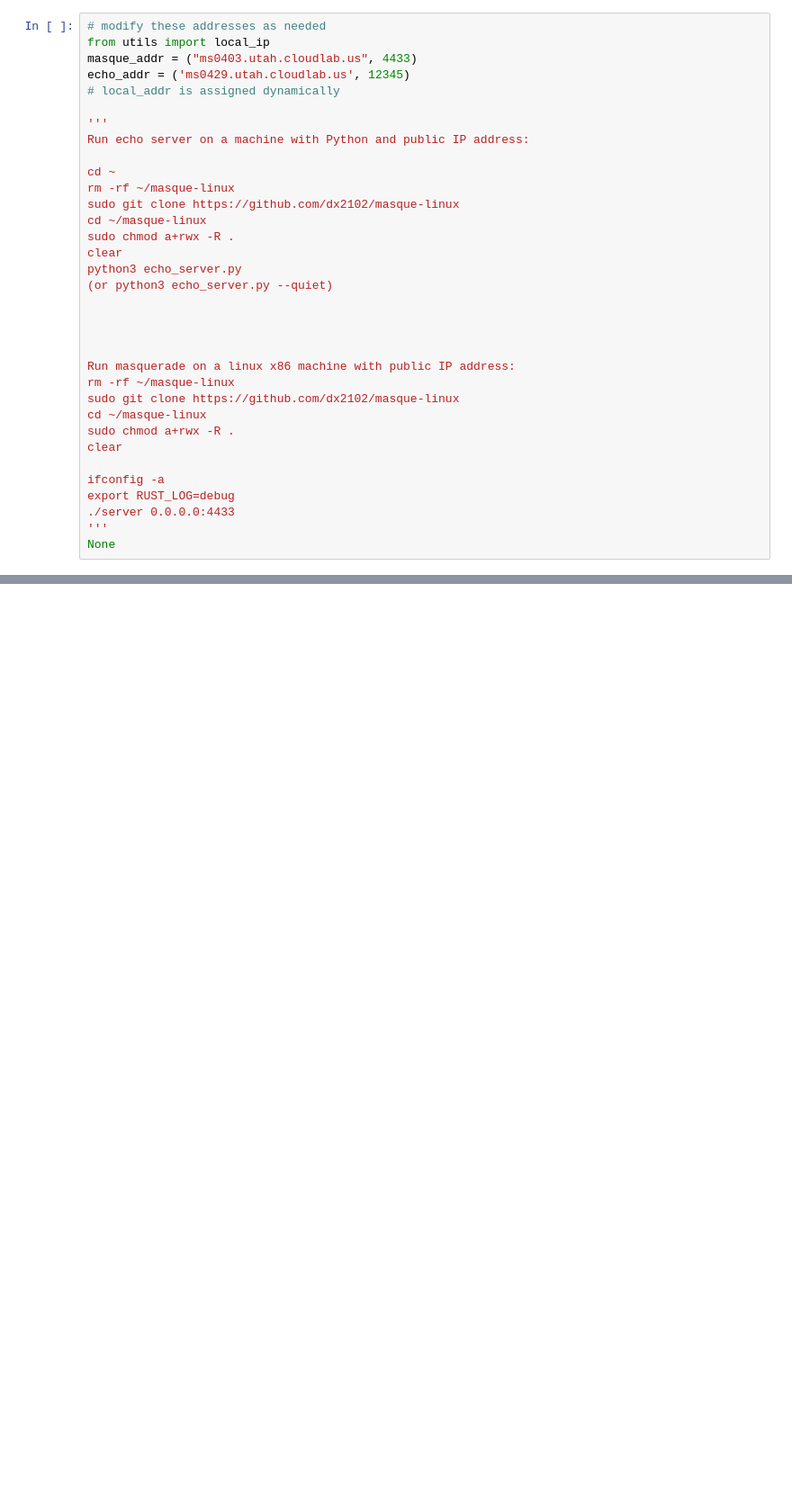
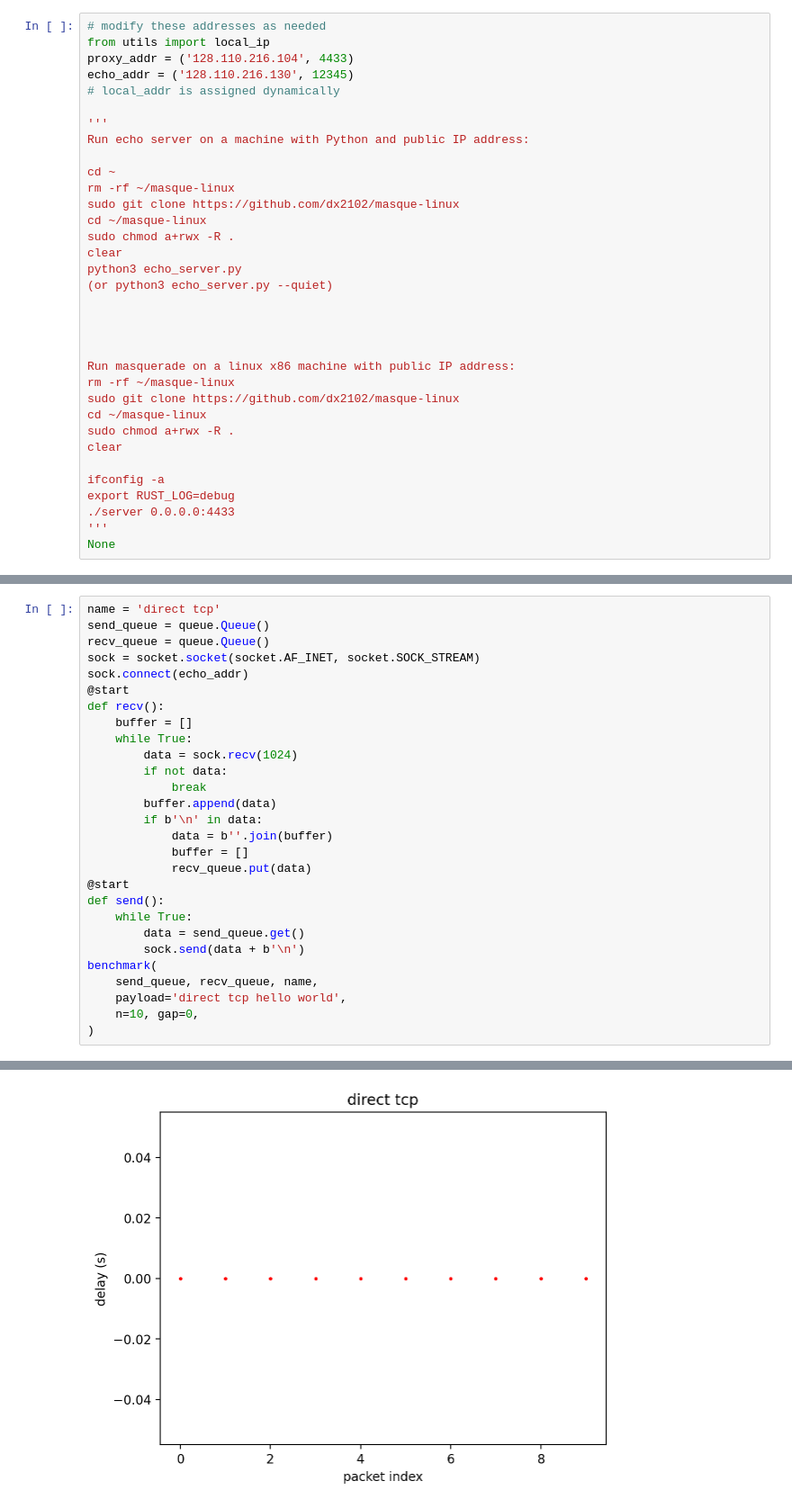
Before and after one commit to yuhangzheng94/masque-linux, a Jupyter notebook: experiment.ipynb, the cells around one changed output, grey strips where cells are left out. Shown at 90% size. Cells and saved outputs as stored; diff of their text form; blank space fills up the shorter version.

```diff
--- a/experiment.ipynb
+++ b/experiment.ipynb
@@ -1,8 +1,8 @@
 # %%
 # modify these addresses as needed
 from utils import local_ip
-masque_addr = ("ms0403.utah.cloudlab.us", 4433)
-echo_addr = ('ms0429.utah.cloudlab.us', 12345)
+proxy_addr = ('128.110.216.104', 4433)
+echo_addr = ('128.110.216.130', 12345)
 # local_addr is assigned dynamically
 
 '''
@@ -161,0 +156,29 @@ benchmark(
+# %%
+name = 'direct tcp'
+send_queue = queue.Queue()
+recv_queue = queue.Queue()
+sock = socket.socket(socket.AF_INET, socket.SOCK_STREAM)
+sock.connect(echo_addr)
+@start
+def recv():
+    buffer = []
+    while True:
+        data = sock.recv(1024)
+        if not data:
+            break
+        buffer.append(data)
+        if b'\n' in data:
+            data = b''.join(buffer)
+            buffer = []
+            recv_queue.put(data)
+@start
+def send():
+    while True:
+        data = send_queue.get()
+        sock.send(data + b'\n')
+benchmark(
+    send_queue, recv_queue, name,
+    payload='direct tcp hello world',
+    n=10, gap=0,
+)
+# %% [output]
@@ -161,0 +186 @@ benchmark(
+[figure, added]
```
Also changed, not shown: parts of 8 cells of this notebook, 12 other files.
